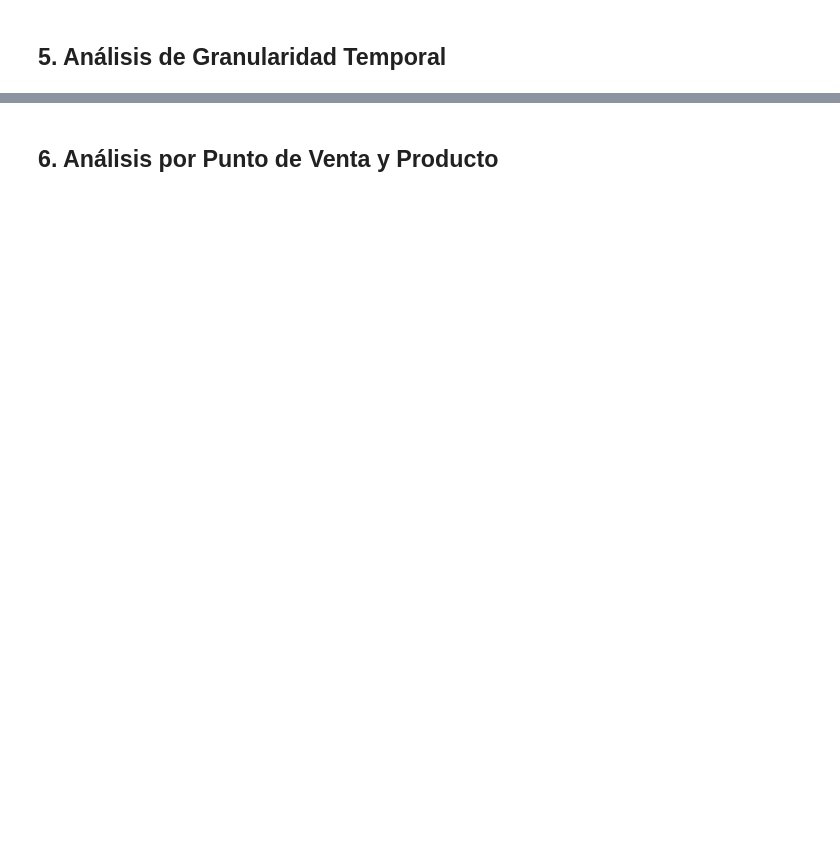
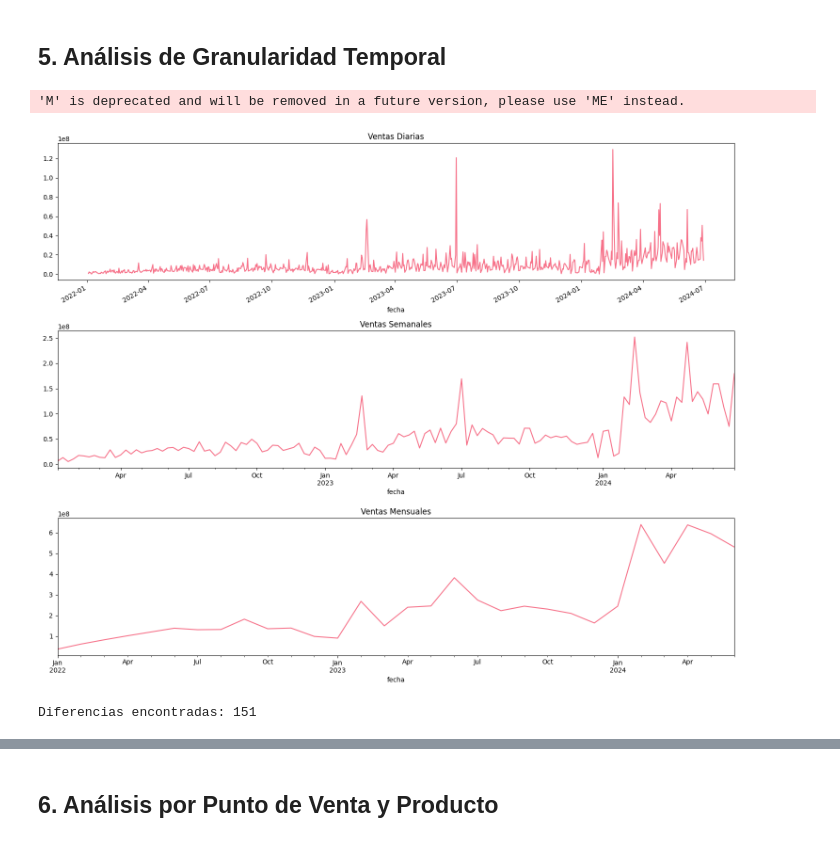
Before and after one commit to SantiagoCastellanos14/m11-practico1-eda, a Jupyter notebook: notebooks/practico_1_eda.ipynb, the cells around one changed output, grey strips where cells are left out. Cells and saved outputs as stored; diff of their text form; code cells hidden in the pictures; blank space fills up the shorter version.

```diff
--- a/notebooks/practico_1_eda.ipynb
+++ b/notebooks/practico_1_eda.ipynb
@@ -83,22 +320,35 @@ if 'fecha' in df.columns:
 ## 5. Análisis de Granularidad Temporal
 # %%
 # Análisis de granularidad temporal
-if 'fecha' in df.columns and 'monto' in df.columns:
-    # Agrupación diaria
-    diario = df.groupby('fecha')['monto'].sum()
 
-    # Agrupación semanal
-    semanal = df.groupby(pd.Grouper(key='fecha', freq='W'))['monto'].sum()
+# Agrupación diaria
+diario = df_viz_desc.groupby('fecha')['total'].sum()
 
-    # Agrupación mensual
-    mensual = df.groupby(pd.Grouper(key='fecha', freq='M'))['monto'].sum()
+# Agrupación semanal
+semanal = df_viz_desc.groupby(pd.Grouper(key='fecha', freq='W'))['total'].sum()
 
-    # Visualización comparativa
-    fig, axes = plt.subplots(3, 1, figsize=(15, 12))
+# Agrupación mensual
+mensual = df_viz_desc.groupby(pd.Grouper(key='fecha', freq='M'))['total'].sum()
 
-    diario.plot(ax=axes[0], title='Ventas Diarias')
-    semanal.plot(ax=axes[1], title='Ventas Semanales')
-    mensual.plot(ax=axes[2], title='Ventas Mensuales')
+# Visualización comparativa
+fig, axes = plt.subplots(3, 1, figsize=(15, 12))
 
-    plt.tight_layout()
-    plt.show()
+diario.plot(ax=axes[0], title='Ventas Diarias')
+semanal.plot(ax=axes[1], title='Ventas Semanales')
+mensual.plot(ax=axes[2], title='Ventas Mensuales')
+
+plt.tight_layout()
+plt.show()
+# %% [output]
+'M' is deprecated and will be removed in a future version, please use 'ME' instead.
+[figure, added]
+# %%
+df['fecha_alta_solo_fecha'] = df['fecha_alta'].dt.date
+
+diferencias = df[df['fecha'] != df['fecha_alta_solo_fecha']]
+
+print(f"Diferencias encontradas: {len(diferencias)}")
+#Se puede ver que en un 99% de los registros, nuestra fecha coincide con la fecha de alta, por lo que podemos utilizar la hora de alta como un proxy para nuestro análisis de granularidad temporal.
+#Se encuentran 151 diferencias entre fecha y fecha_añta, pero esto es debido a que existen 151 registros que no tienen fecha_alta, pero debido a que en su gran mayoría estas coincide, en un futuro podemos rellenar estas filas vacías con lso vaores de fecha y asignar valores de media para la hora.
+# %% [output]
+Diferencias encontradas: 151
```
Also changed, not shown: parts of 20 cells of this notebook, 1 other file.
